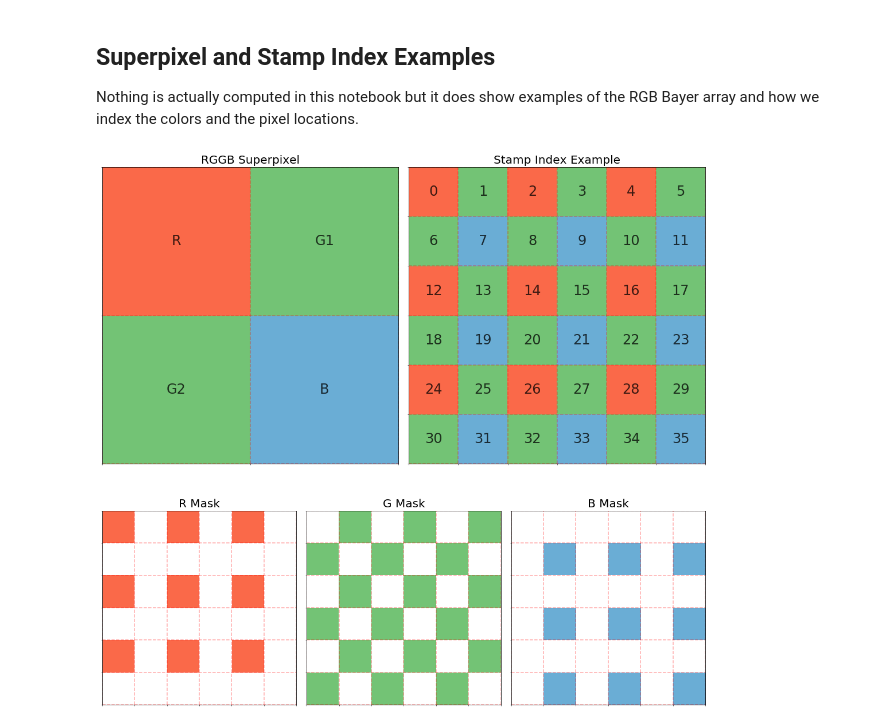
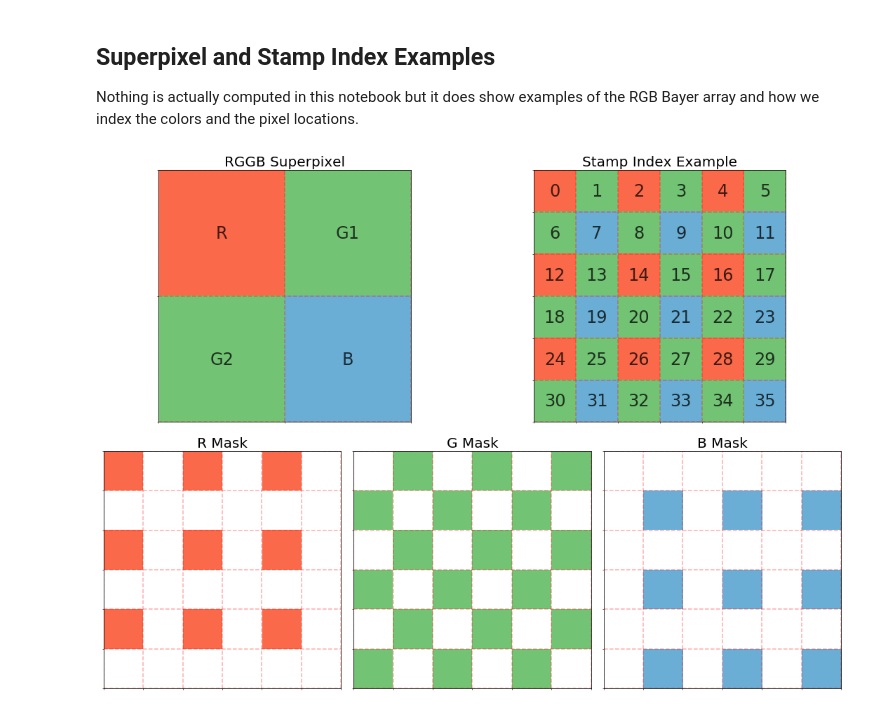
Before and after one commit to panoptes/panoptes-pipeline, a Jupyter notebook: examples/notebooks/Superpixels-And-Stamps.ipynb, the cells around one changed output. Drawn from its saved outputs; the diff is of its cells as text; code cells hidden in the pictures.

Commit message:
Update pixel plot

```diff
--- a/examples/notebooks/Superpixels-And-Stamps.ipynb
+++ b/examples/notebooks/Superpixels-And-Stamps.ipynb
@@ -12,7 +12,7 @@ from piaa import utils
 %matplotlib inline
 # %%
 # Grid layout
-plt.figure(figsize=(15,15))
+plt.figure(figsize=(15,11))
 ax1 = plt.subplot2grid((2,6), (0, 0), colspan=3)
 ax2 = plt.subplot2grid((2,6), (0, 3), colspan=3)
 
@@ -57,31 +57,31 @@ r_a_mask, g_a_mask, b_a_mask = utils.make_masks(stamp)
 utils.add_pixel_grid(ax2, stamp_width, stamp_height)
 
 r_mask = np.ma.array(np.ones((stamp_height, stamp_width)), mask=~r_a_mask)
 g_mask = np.ma.array(np.ones((stamp_height, stamp_width)), mask=~g_a_mask)
 b_mask = np.ma.array(np.ones((stamp_height, stamp_width)), mask=~b_a_mask)
 
 ax2.imshow(r_mask, cmap='Reds', vmin=0, vmax=2.)
 ax2.imshow(g_mask, cmap='Greens', vmin=0, vmax=2.)
 ax2.imshow(b_mask, cmap='Blues', vmin=0, vmax=2.)
 ax2.set_title("Stamp Index Example", fontsize=20)
 
 ###########################################
 # Stamp Masks
 ###########################################
 ax3.imshow(r_mask, cmap='Reds', vmin=0, vmax=2.)
 ax4.imshow(g_mask, cmap='Greens', vmin=0, vmax=2.)
 ax5.imshow(b_mask, cmap='Blues', vmin=0, vmax=2.)
 
 utils.add_pixel_grid(ax3, stamp_width, stamp_height)
 utils.add_pixel_grid(ax4, stamp_width, stamp_height)
 utils.add_pixel_grid(ax5, stamp_width, stamp_height)
 
 ax3.set_title("R Mask", fontsize=20)
 ax4.set_title("G Mask", fontsize=20)
 ax5.set_title("B Mask", fontsize=20)
 
 plt.tight_layout()
 
 plt.savefig('bayer-demo.png', dpi=300)
 # %% [output]
-[figure, old version]
+[figure, new version]
```
Also changed, not shown: 1 other file.
